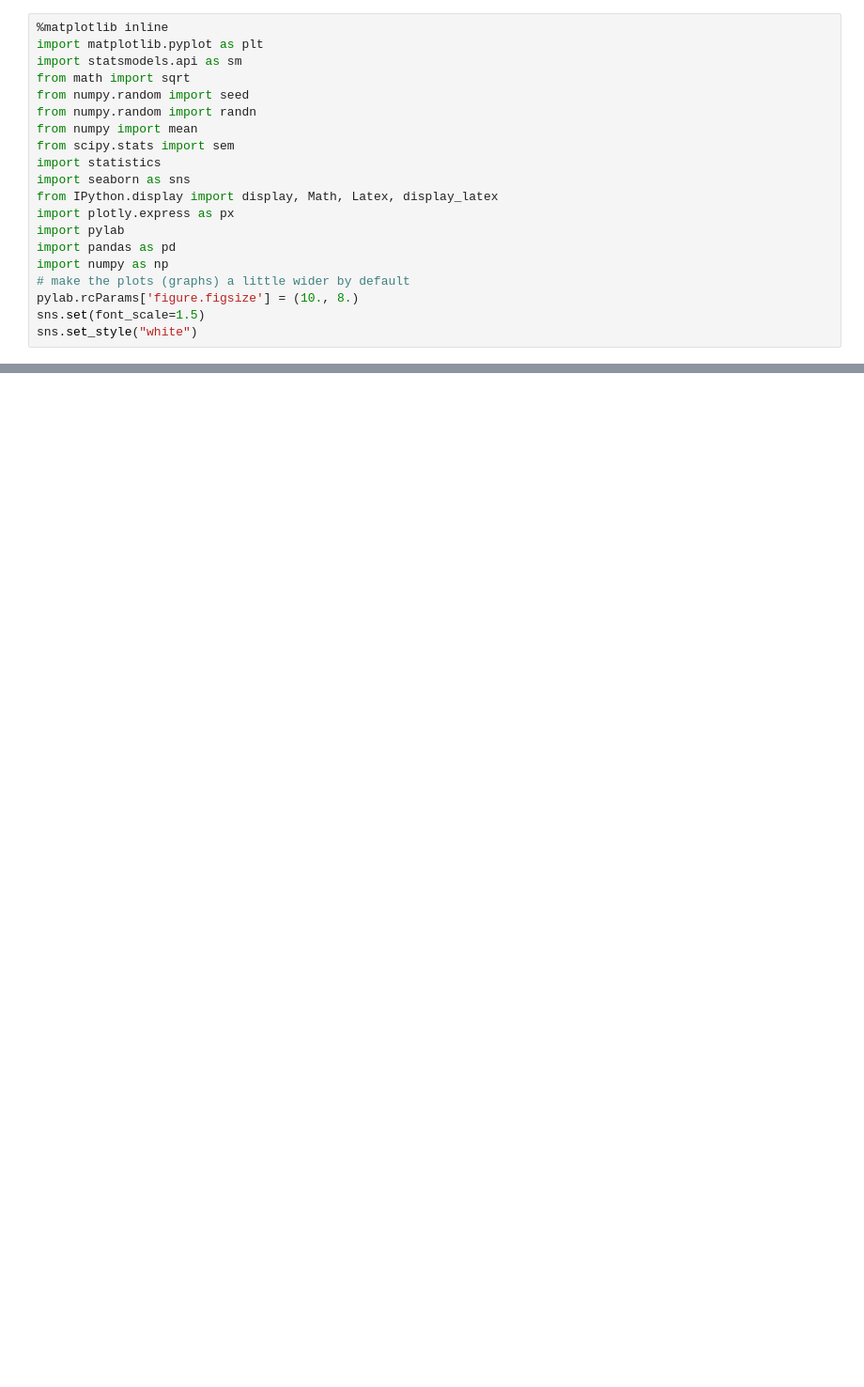
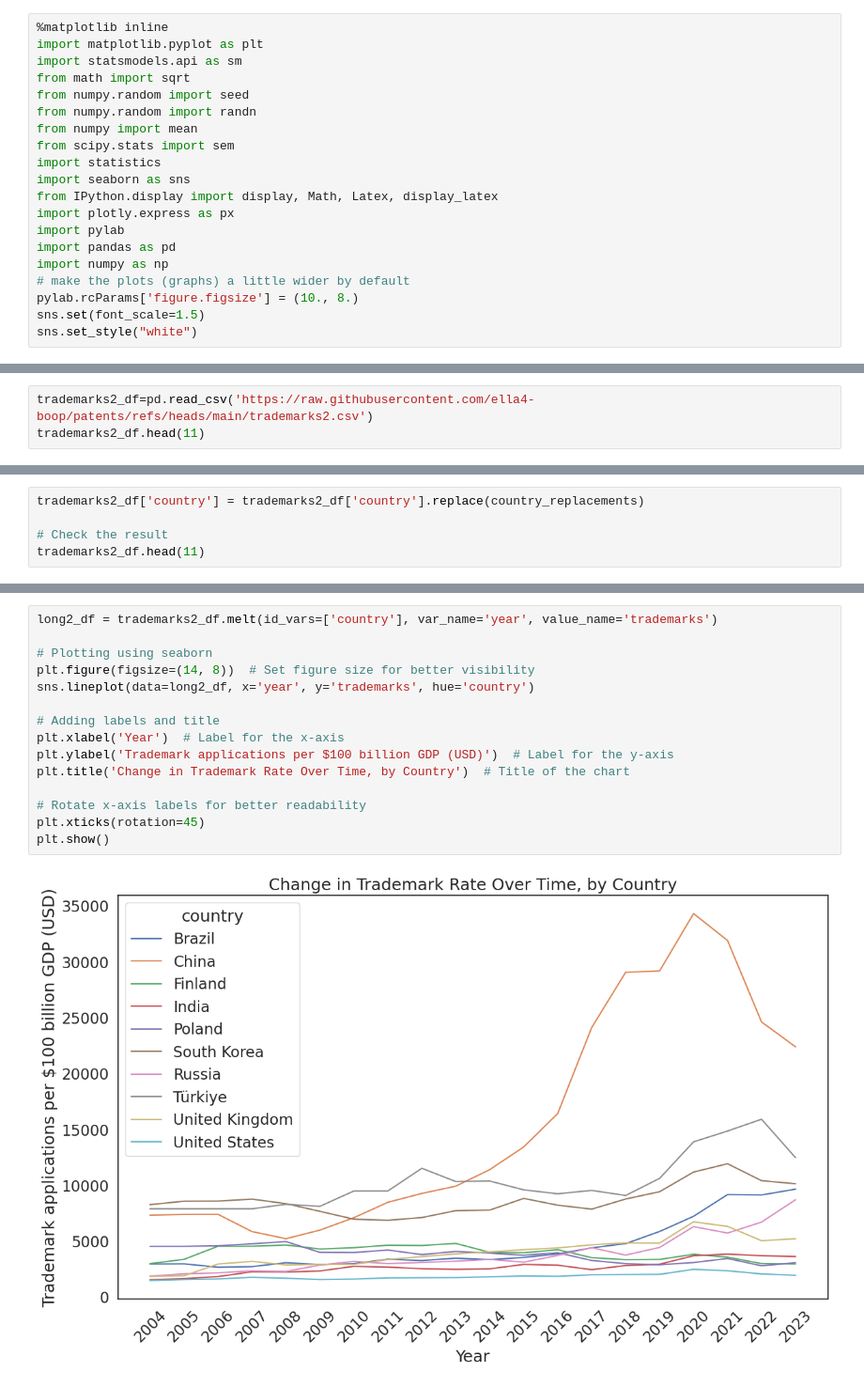
Before and after one commit to ella4-boop/patents, a Jupyter notebook: patentsandgrowth.ipynb, the cells around one changed output, grey strips where cells are left out. Shown at 94% size. Drawn from its saved outputs; the diff is of its cells as text; blank space fills up the shorter version.

```diff
--- a/patentsandgrowth.ipynb
+++ b/patentsandgrowth.ipynb
@@ -25,0 +245,3 @@ patents_df.head(30)
+# %%
+trademarks2_df=pd.read_csv('https://raw.githubusercontent.com/ella4-boop/patents/refs/heads/main/trademarks2.csv')
+trademarks2_df.head(11)
@@ -25,0 +261,5 @@ patents_df.head(30)
+# %%
+trademarks2_df['country'] = trademarks2_df['country'].replace(country_replacements)
+
+# Check the result
+trademarks2_df.head(11)
@@ -25,0 +311,17 @@ patents_df.head(30)
+# %%
+long2_df = trademarks2_df.melt(id_vars=['country'], var_name='year', value_name='trademarks')
+
+# Plotting using seaborn
+plt.figure(figsize=(14, 8))  # Set figure size for better visibility
+sns.lineplot(data=long2_df, x='year', y='trademarks', hue='country')
+
+# Adding labels and title
+plt.xlabel('Year')  # Label for the x-axis
+plt.ylabel('Trademark applications per $100 billion GDP (USD)')  # Label for the y-axis
+plt.title('Change in Trademark Rate Over Time, by Country')  # Title of the chart
+
+# Rotate x-axis labels for better readability
+plt.xticks(rotation=45)
+plt.show()
+# %% [output]
+[figure, added]
```
Also changed, not shown: parts of 18 cells of this notebook.
